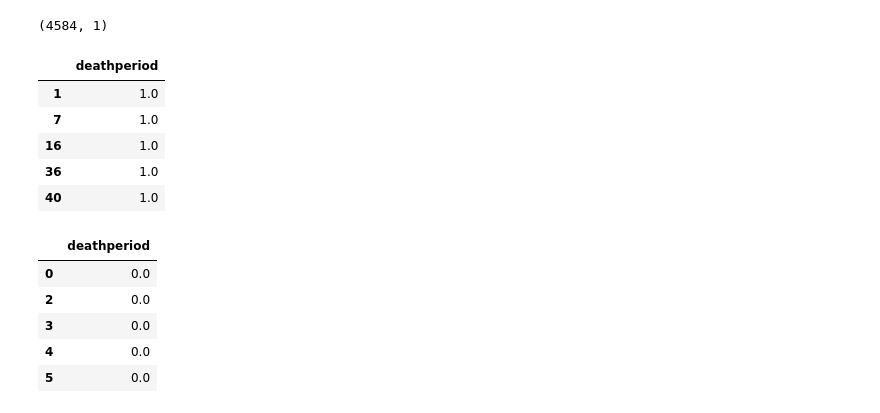
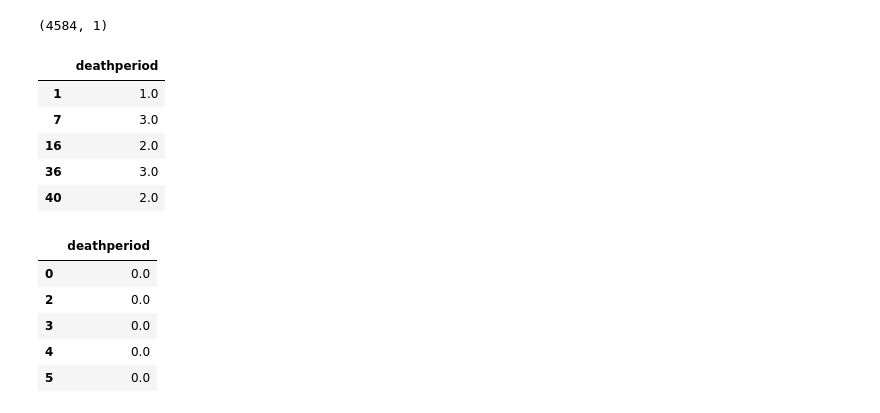
Before and after one commit to BenMarkFrost/LEN_Individual_Project, a Jupyter notebook: Static/staticCategorisation.ipynb, the cells around one changed output. Saved outputs shown, nothing was run; the diff lists cells and outputs as text; code cells hidden in the pictures.

```diff
--- a/Static/staticCategorisation.ipynb
+++ b/Static/staticCategorisation.ipynb
@@ -272,21 +293,21 @@ targetNoDeathDF.shape
 # %%
 bins = 3
 
-est = KBinsDiscretizer(n_bins=bins, encode='ordinal', strategy='uniform')
+est = KBinsDiscretizer(n_bins=bins, encode='ordinal', strategy='quantile')
 targetCategorisedDF = pd.DataFrame(data=est.fit_transform(targetDiedDF), columns=['deathperiod'])
 
 targetCategorisedDF['deathperiod'] = targetCategorisedDF['deathperiod'].apply(lambda x: x + 1)
 
 targetCategorisedDF.set_index(targetDiedDF.index, inplace=True)
 
 targetCategorisedDF.head()
 # %% [output]
 |  | deathperiod |
 | 1 | 1.0 |
-| 7 | 1.0 |
-| 16 | 1.0 |
-| 36 | 1.0 |
-| 40 | 1.0 |
+| 7 | 3.0 |
+| 16 | 2.0 |
+| 36 | 3.0 |
+| 40 | 2.0 |
 # %%
 targetNoDeathDF.head()
 # %% [output]
```
Also changed, not shown: parts of 13 cells of this notebook, 3 other files.
